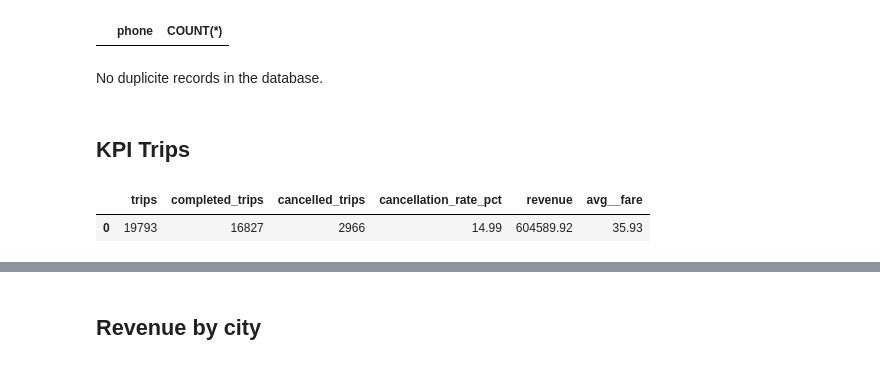
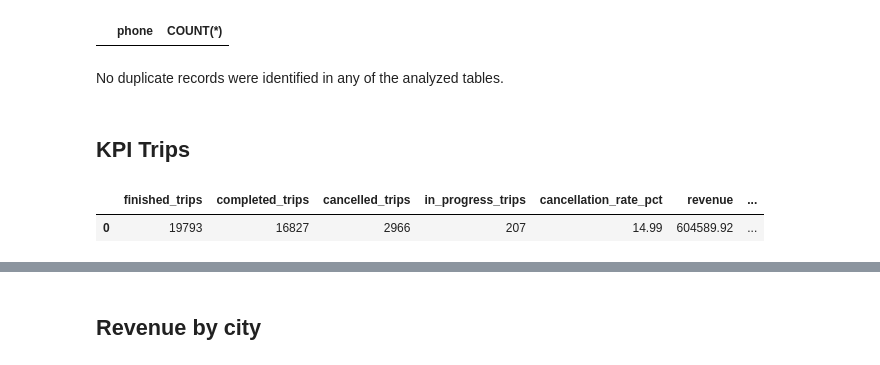
Before and after one commit to lmacakova/uber_with_sql, a Jupyter notebook: uber_with_sql.ipynb, the cells around one changed output, grey strips where cells are left out. Drawn from its saved outputs; the diff is of its cells as text; code cells hidden in the pictures.

```diff
--- a/uber_with_sql.ipynb
+++ b/uber_with_sql.ipynb
@@ -180,20 +213,21 @@ HAVING COUNT(*) > 1;""")
 # %% [output]
 |  | phone | COUNT(*) |
 # %% [markdown]
-No duplicite records in the database.
+No duplicate records were identified in any of the analyzed tables.
 # %% [markdown]
 ## KPI Trips
 # %%
 q("""
 SELECT
-    SUM(CASE WHEN status != 'in_progress' THEN 1 ELSE 0 END) AS trips,
+    SUM(CASE WHEN status != 'in_progress' THEN 1 ELSE 0 END) AS finished_trips,
     SUM(CASE WHEN status='completed' THEN 1 ELSE 0 END) AS completed_trips,
     SUM(CASE WHEN status='cancelled' THEN 1 ELSE 0 END) AS cancelled_trips,
+    sum(CASE WHEN status='in_progress' THEN 1 ELSE 0 END) AS in_progress_trips,
     ROUND(100.0 * SUM(CASE WHEN status='cancelled' THEN 1 ELSE 0 END) / SUM(CASE WHEN status != 'in_progress' THEN 1 ELSE 0 END), 2) AS cancellation_rate_pct,
     ROUND(SUM(CASE WHEN status='completed' THEN total_fare ELSE 0 END), 2) AS revenue,
     ROUND(AVG(CASE WHEN status='completed' THEN total_fare END), 2) AS avg__fare
 FROM trips;
 """)
 # %% [output]
-|  | trips | completed_trips | cancelled_trips | cancellation_rate_pct | revenue | avg__fare |
-| 0 | 19793 | 16827 | 2966 | 14.99 | 604589.92 | 35.93 |
+|  | finished_trips | completed_trips | cancelled_trips | in_progress_trips | cancellation_rate_pct | revenue | ... |
+| 0 | 19793 | 16827 | 2966 | 207 | 14.99 | 604589.92 | ... |
```
Also changed, not shown: parts of 23 cells of this notebook, 1 other file.
